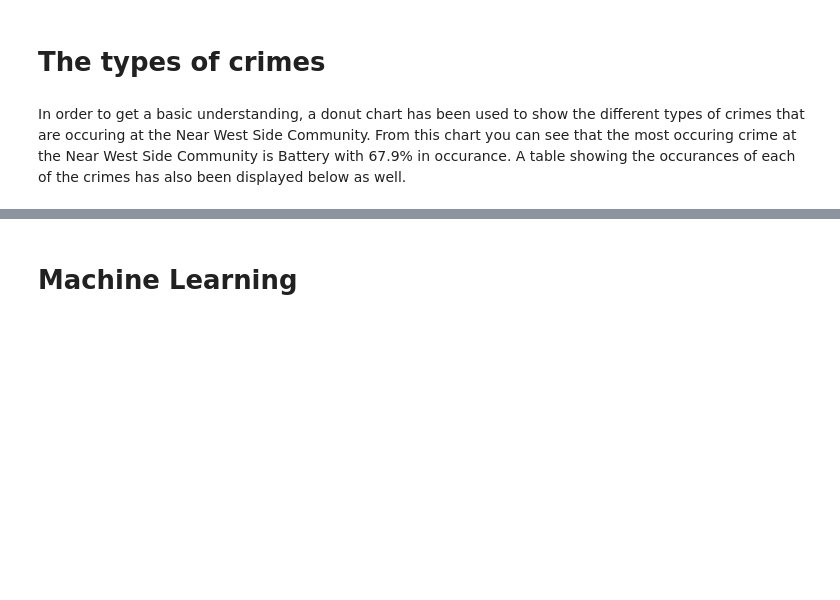
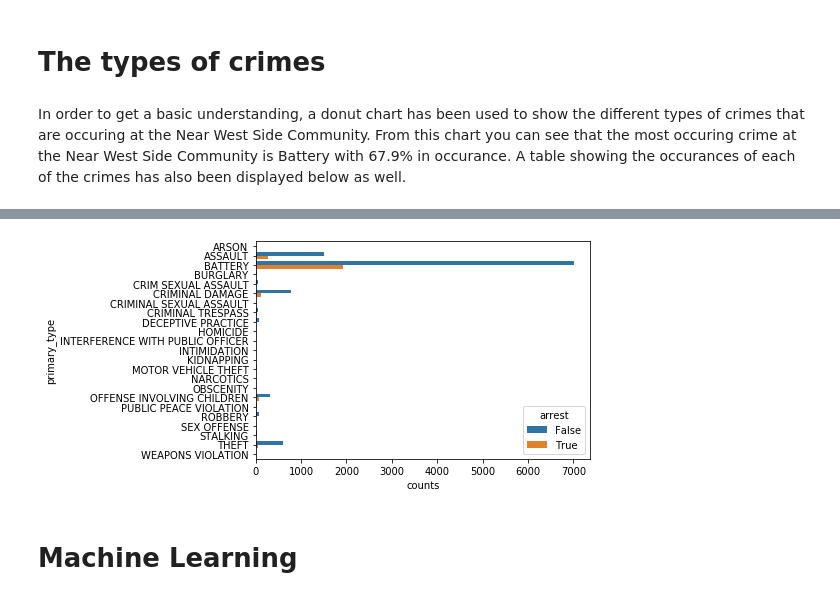
Before and after one commit to uic-cs418/cs418-s20-cs418_spring20_strawhats, a Jupyter notebook: FinalProject.ipynb, the cells around one changed output, grey strips where cells are left out. Saved outputs shown, nothing was run; the diff lists cells and outputs as text; code cells hidden in the pictures; blank space fills up the shorter version.

```diff
--- a/FinalProject.ipynb
+++ b/FinalProject.ipynb
@@ -107,6 +98,10 @@ In order to get a basic understanding, a donut chart has been used to show the d
 <img src="./visualization/v1.png" />
 # %% [markdown]
 <img src="./visualization/v1Data.png" />
+# %%
+bar = sns.barplot(x="counts", y="primary_type", hue="arrest", data=arrestsData)
+# %% [output]
+[figure, added]
 # %% [markdown]
 # Machine Learning
 # %%
```
Also changed, not shown: parts of 1 cell of this notebook.
